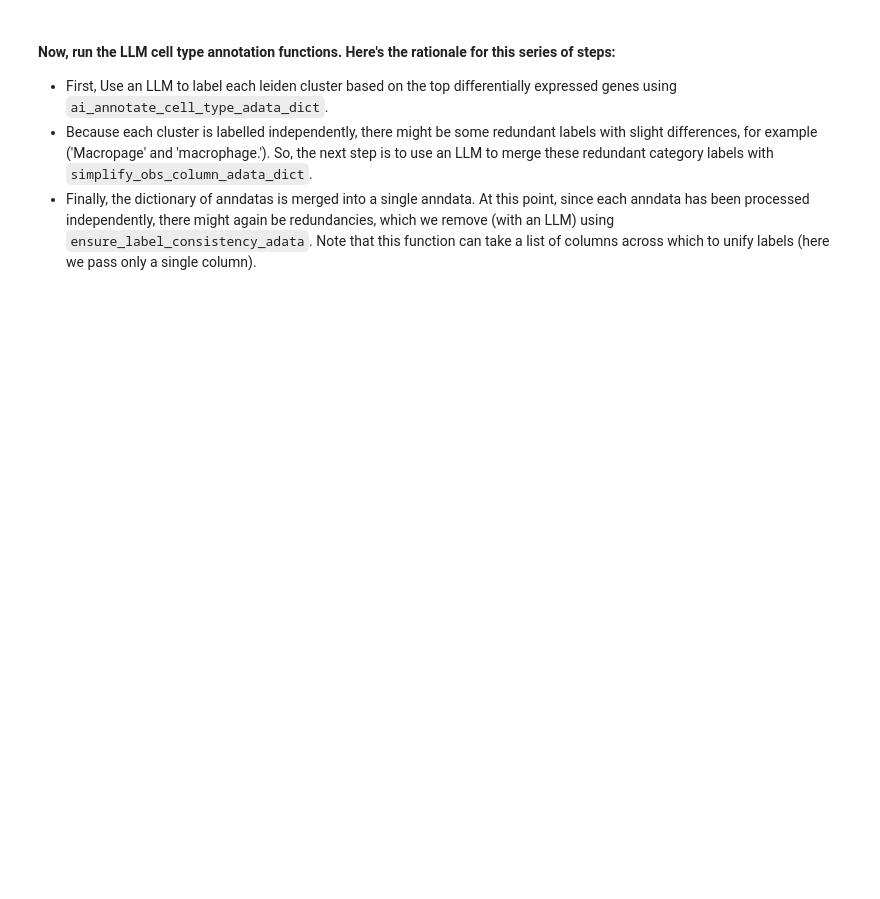
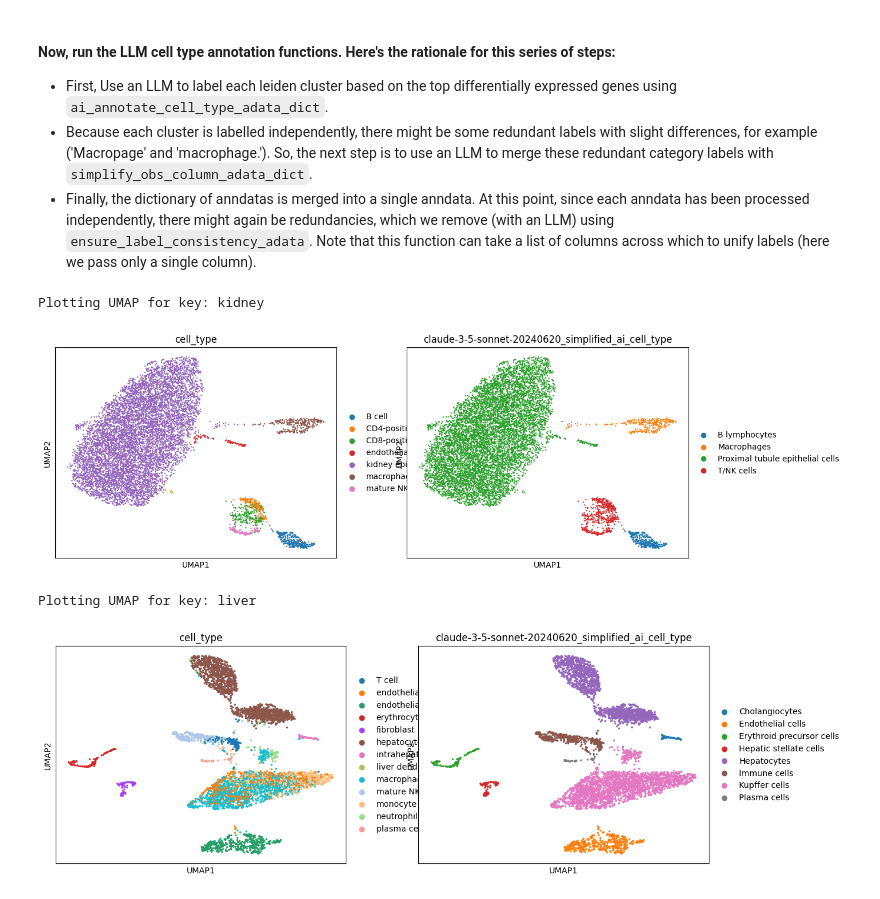
Before and after one commit to ggit12/anndictionary, a Jupyter notebook: tutorial_notebooks/cell_type_annotation_with_an_LLM.ipynb, the cells around one changed output. Saved outputs shown, nothing was run; the diff lists cells and outputs as text; code cells hidden in the pictures; blank space fills up the shorter version.

```diff
--- a/tutorial_notebooks/cell_type_annotation_with_an_LLM.ipynb
+++ b/tutorial_notebooks/cell_type_annotation_with_an_LLM.ipynb
@@ -91,6 +150,9 @@ adata = sc.read_h5ad(adata_path)
 # %%
 #set X to be raw counts
-adata.X = adata.layers['raw_counts'].copy()
+# adata.X = adata.layers['raw_counts'].copy()
+# %%
+#make sure that adata.var.index has gene names and not integers (or integers cast as string)
+adata.var.index = adata.var.feature_name #the default index from cellxgene censuse is integer cast as string
 # %%
 #get only protein coding genes
 
@@ -177,3 +258,11 @@ label_results = adt.ai_annotate_cell_type_adata_dict(adata_dict, groupby='leiden
 #These labels seem to have some redundancy, let's merge them with AI
 ai_label_column = f'{model}_simplified_ai_cell_type'
 simplified_mappings = adt.simplify_obs_column_adata_dict(adata_dict, f'{model}_ai_cell_type', ai_label_column, simplification_level='redundancy-removed')
+# %%
+#View the results on a UMAP
+adt.plot_umap_adata_dict(adata_dict, color=['cell_type', ai_label_column])
+# %% [output]
+Plotting UMAP for key: kidney
+[figure, added]
+Plotting UMAP for key: liver
+[figure, added]
```
Also changed, not shown: parts of 28 cells of this notebook, 7 other files.
